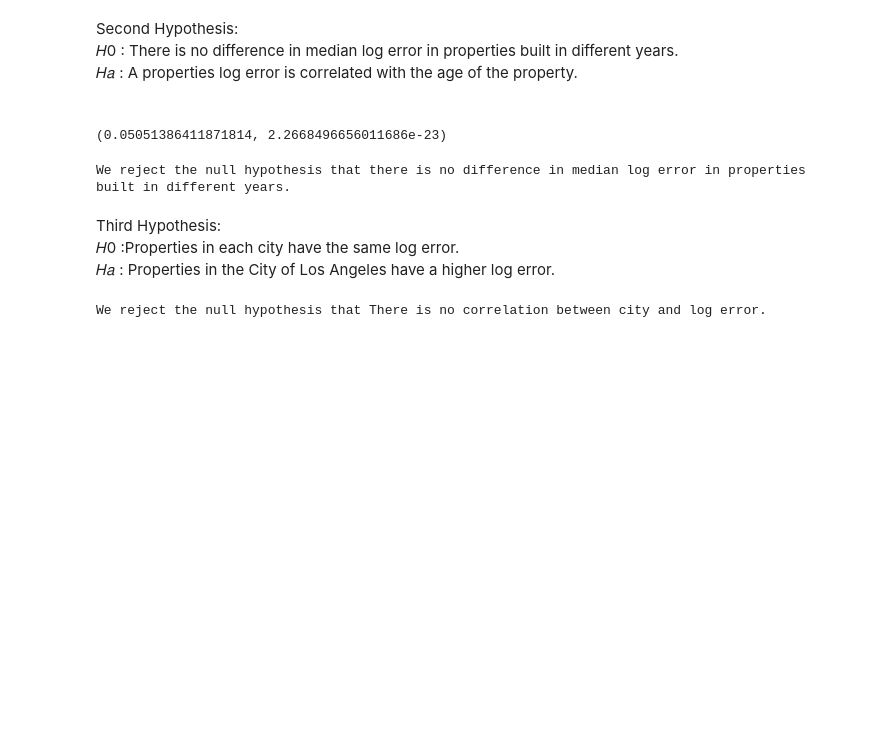
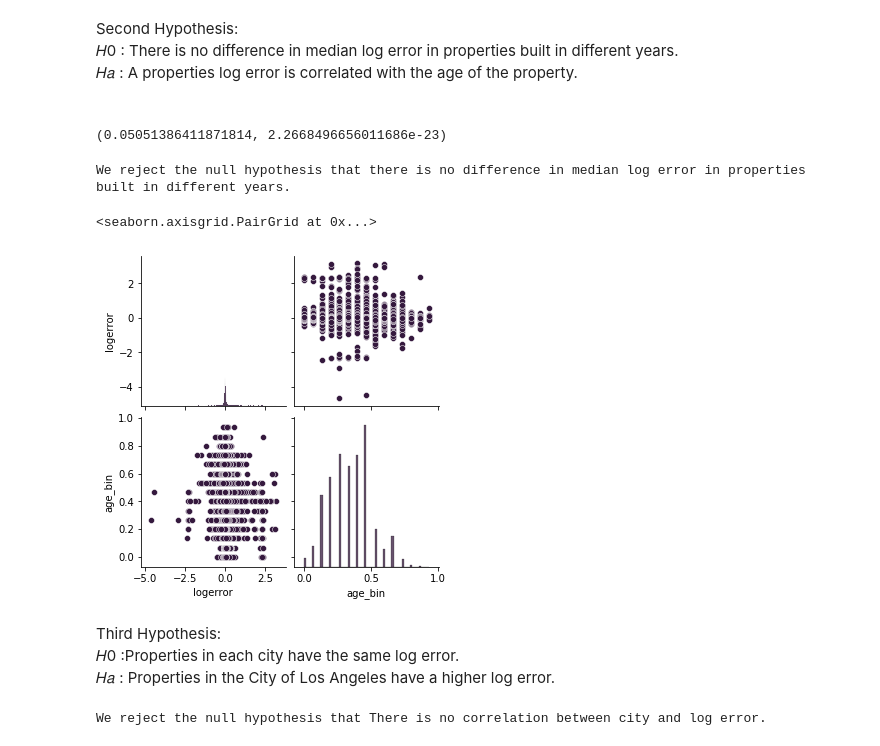
Before and after one commit to B-G-Clustering/zillow-clustering-project, a Jupyter notebook: workbook.ipynb, the cells around one changed output. Saved outputs shown, nothing was run; the diff lists cells and outputs as text; code cells hidden in the pictures; blank space fills up the shorter version.

```diff
--- a/workbook.ipynb
+++ b/workbook.ipynb
@@ -174,6 +175,12 @@ else:
     print("We reject the null hypothesis that", null_hypothesis)
 # %% [output]
 We reject the null hypothesis that there is no difference in median log error in properties built in different years.
+# %%
+sns.set_palette("rocket")
+sns.pairplot(train[['logerror', 'age_bin']])
+# %% [output]
+<seaborn.axisgrid.PairGrid at 0x...>
+[figure, added]
 # %% [markdown]
 Third Hypothesis: <br>
 𝐻0 :Properties in each city have the same log error.<br>
```
Also changed, not shown: parts of 3 cells of this notebook.
